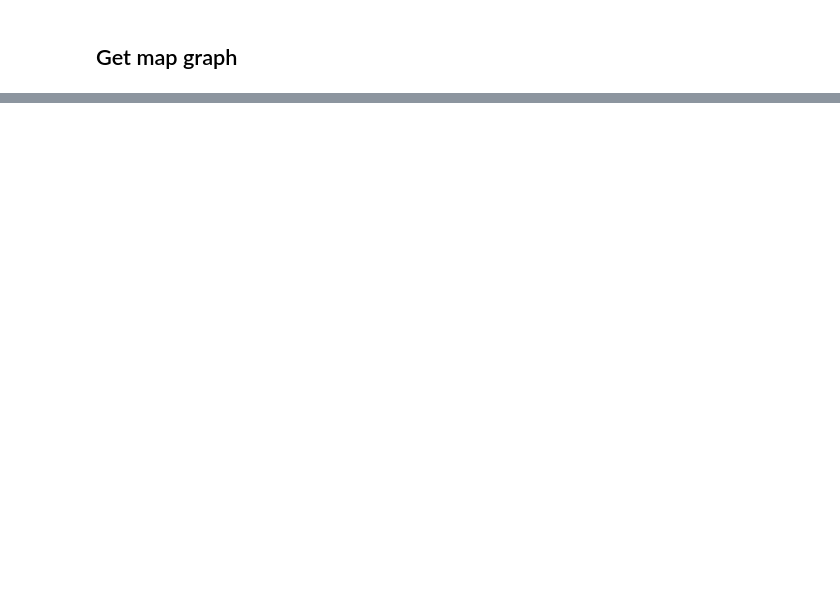
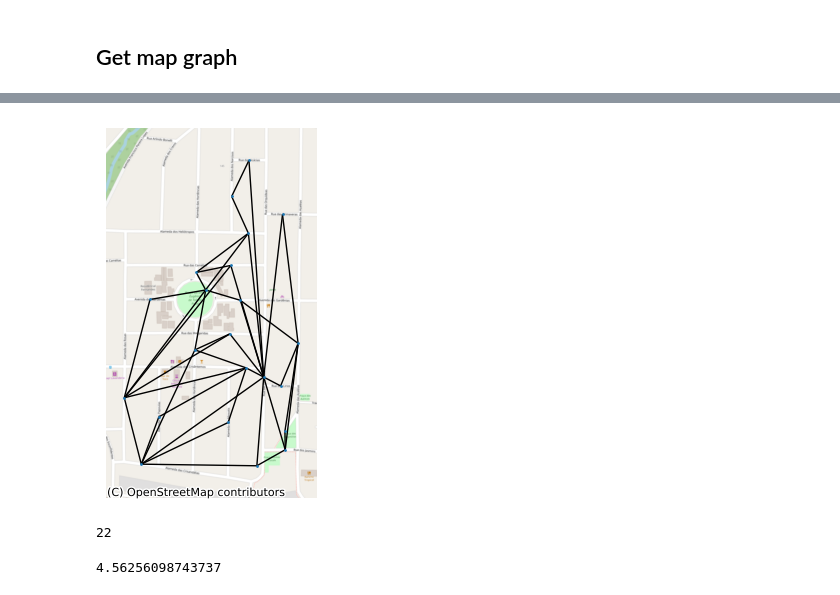
Before and after one commit to vitorfrois/complex-networks-navigation, a Jupyter notebook: final.ipynb, the cells around one changed output, grey strips where cells are left out. Cells and saved outputs as stored; diff of their text form; code cells hidden in the pictures; blank space fills up the shorter version.

```diff
--- a/final.ipynb
+++ b/final.ipynb
@@ -181,0 +34,27 @@ new_graph_average_search_information
+# %%
+nG = toDualGraphWithContinuity(G)
+
+fig, ax = plt.subplots()
+
+nx.draw(
+    nG, {idx: [data['x'], data['y']] for idx, data in list(nG.nodes(data=True))},ax=ax, node_size=1
+)
+cx.add_basemap(ax, crs=G.graph['crs'], source=cx.providers.OpenStreetMap.Mapnik)
+ax.axis("off")
+
+plt.show()
+# %% [output]
+[figure, added]
+# %%
+len(nG.nodes)
+# %% [output]
+22
+# %%
+
+si = SearchInformation(nG)
+
+si.compute_average_search_information()
+
+si.get_average_search_information()
+# %% [output]
+4.56256098743737
```
Also changed, not shown: parts of 15 cells of this notebook, 24 other files.
